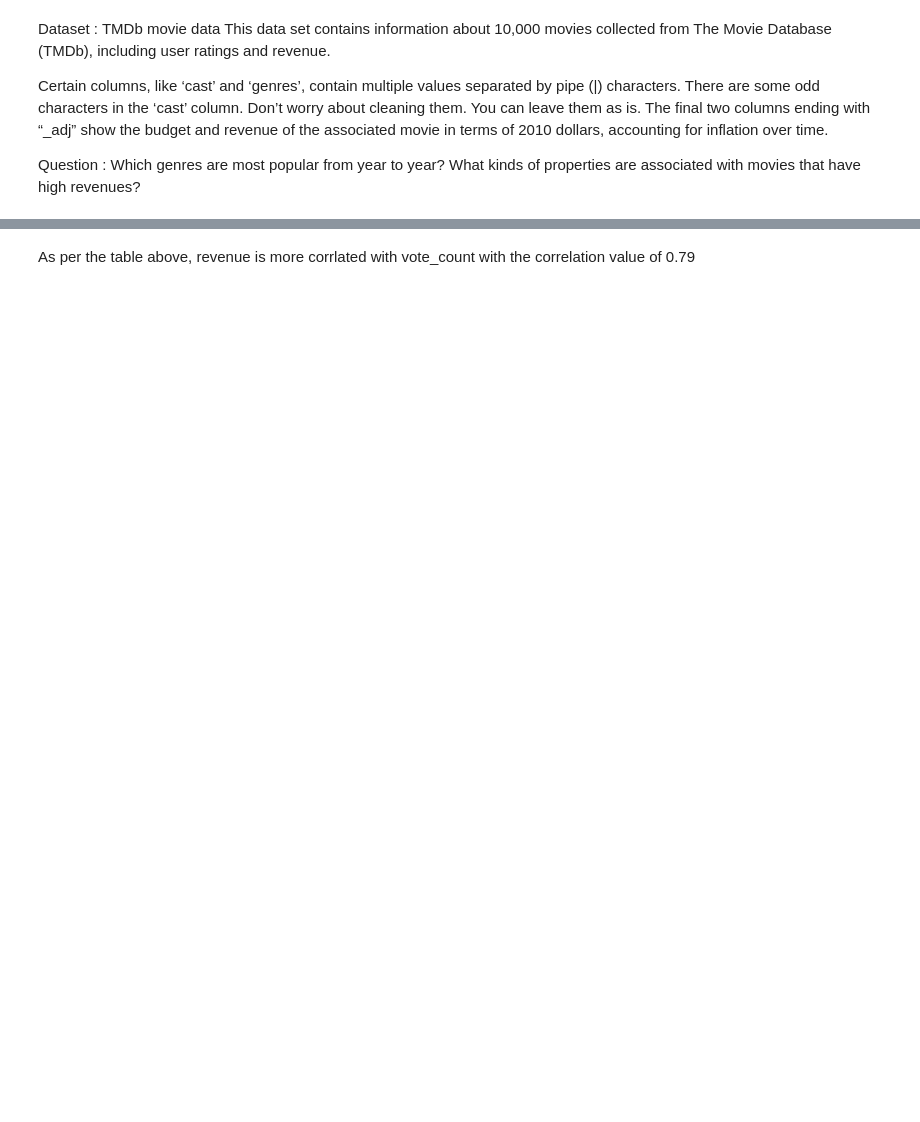
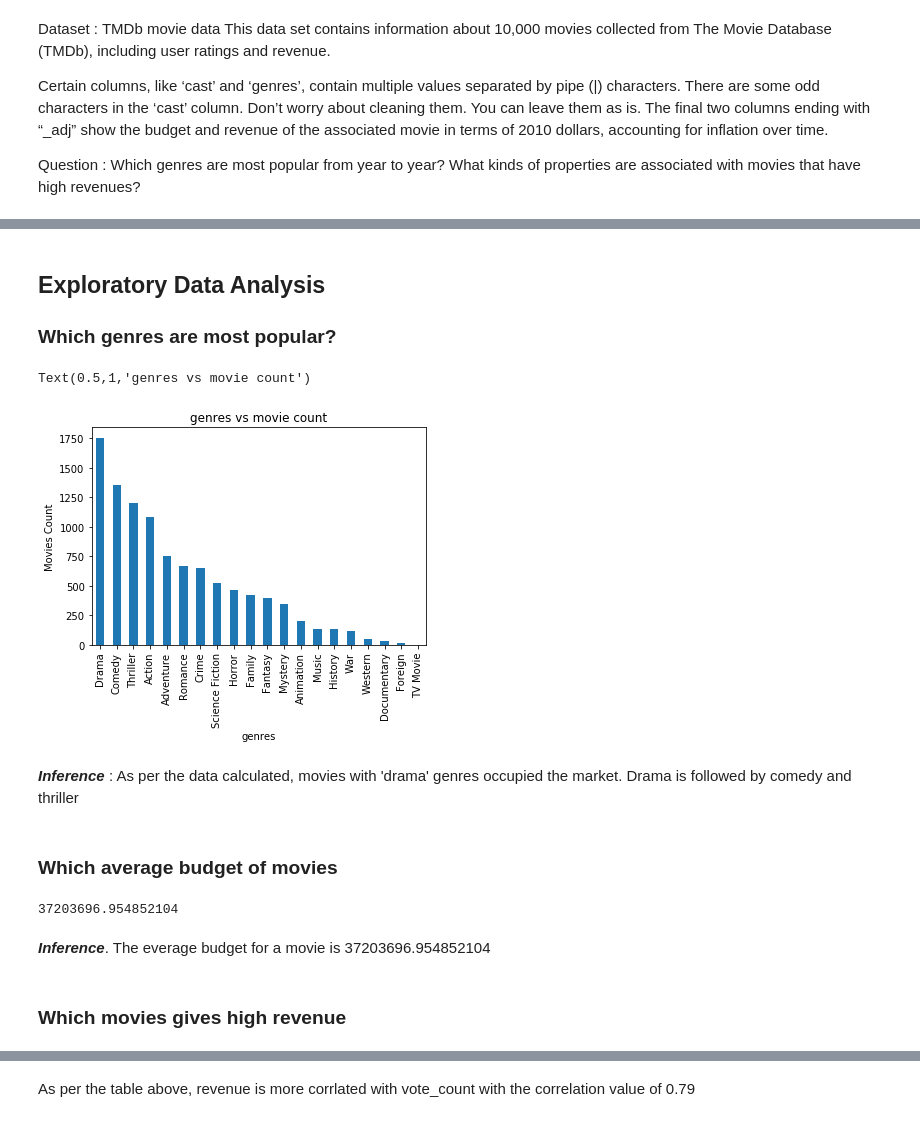
Before and after one commit to jebastincharles/tmdb-movies, a Jupyter notebook: tmdb-movies.ipynb, the cells around one changed output, grey strips where cells are left out. Cells and saved outputs as stored; diff of their text form; code cells hidden in the pictures; blank space fills up the shorter version.

```diff
--- a/tmdb-movies.ipynb
+++ b/tmdb-movies.ipynb
@@ -161,0 +133,35 @@ data.corr()
+# %% [markdown]
+<a id='eda'></a>
+## Exploratory Data Analysis
+
+### Which genres are most popular?
+# %%
+
+genr_arr = []
+
+
+genres_data = dataWithGenres['genres'].str.cat(sep = '|')
+genres_data_split = pd.Series(genres_data.split('|'))
+
+groupedGenres = genres_data_split.value_counts(ascending = False)
+groupedGenres.plot.bar()
+plt.xlabel('genres')
+#On y-axis
+plt.ylabel('Movies Count')
+#Name of the graph
+plt.title('genres vs movie count')
+# %% [output]
+Text(0.5,1,'genres vs movie count')
+[figure, added]
+# %% [markdown]
+***Inference*** : As per the data calculated, movies with 'drama' genres   occupied the market. Drama is followed by comedy and thriller
+# %% [markdown]
+### Which average budget of movies
+# %%
+dataWithGenres['budget'].mean()
+# %% [output]
+37203696.954852104
+# %% [markdown]
+***Inference***. The everage budget for a movie is 37203696.954852104
+# %% [markdown]
+### Which movies gives high revenue
```
Also changed, not shown: parts of 46 cells of this notebook, 1 other file.
